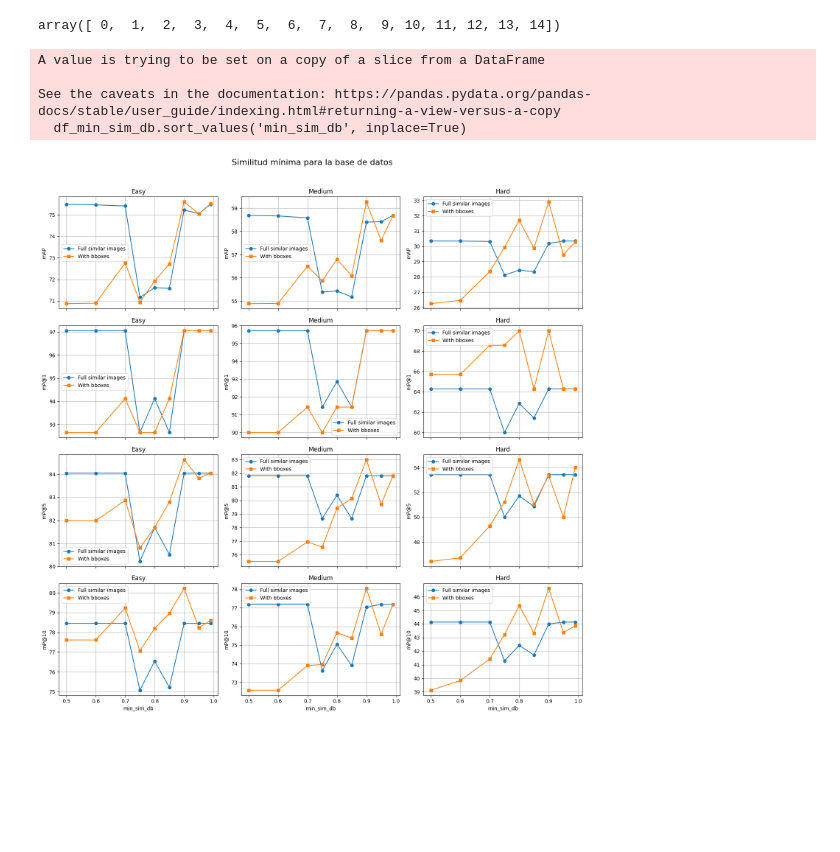
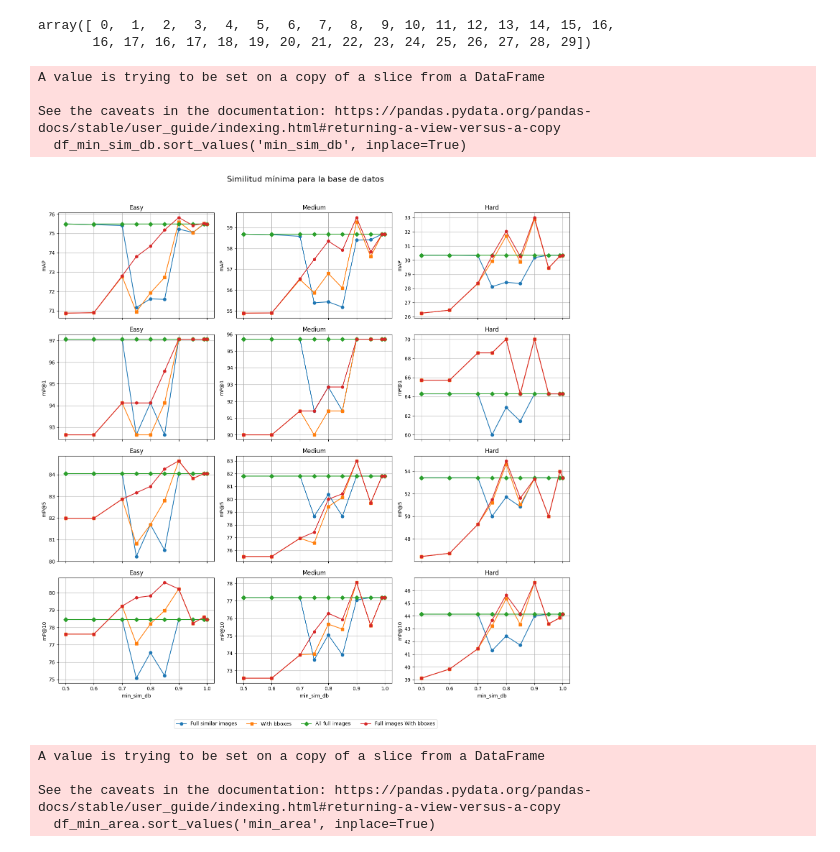
Before and after one commit to theviderlab/landmark-detection-with-retrieval, a Jupyter notebook: visualize_results.ipynb, the cells around one changed output. Saved outputs shown, nothing was run; the diff lists cells and outputs as text; code cells hidden in the pictures; blank space fills up the shorter version.

```diff
--- a/visualize_results.ipynb
+++ b/visualize_results.ipynb
@@ -6,13 +6,13 @@ import matplotlib.pyplot as plt
 RESULTS_PATH = os.path.join("benchmark", "results", "results.csv")
 # %%
 df = pd.read_csv(RESULTS_PATH)
+df['version'].values
+# %% [output]
+array([ 0,  1,  2,  3,  4,  5,  6,  7,  8,  9, 10, 11, 12, 13, 14, 15, 16,
+       16, 17, 16, 17, 18, 19, 20, 21, 22, 23, 24, 25, 26, 27, 28, 29])
-# %%
-df['version'].values
-# %% [output]
-array([ 0,  1,  2,  3,  4,  5,  6,  7,  8,  9, 10, 11, 12, 13, 14])
 # %%
 # TEST min_sim_db
-versions = [6, 7, 8, 9, 10, 11, 12, 13, 14]
+versions = [6, 7, 8, 9, 10, 11, 12, 13, 14, 15, 16, 17, 18, 19, 20, 21, 22, 23, 24, 25]
 df_min_sim_db = df[df['version'].isin(versions)]
 df_min_sim_db.sort_values('min_sim_db', inplace=True)
 # %% [output]
@@ -23,41 +36,69 @@ See the caveats in the documentation: https://pandas.pydata.org/pandas-docs/stab
+# %%
+# Paso 1: separar por valor de keep_full_img
+df_0 = df_min_sim_db[df_min_sim_db['keep_full_img'] == 0].copy()
+df_1 = df_min_sim_db[df_min_sim_db['keep_full_img'] == 1].copy()
+
+# Paso 2: renombrar columnas métricas en df_1
+metric_cols = [col for col in df.columns if col not in ['min_sim_db', 'keep_full_img']]
+df_1 = df_1.rename(columns={col: f"{col}_keep_full" for col in metric_cols})
+
+# Paso 3: hacer merge por min_sim_db
+df_min_sim_db_merged = pd.merge(df_0, df_1, on='min_sim_db', how='outer')
 # %%
 # Definir configuración de las métricas por nivel de dificultad
 metrics = [
-    ('map_easy', 'map_easy_bbox', 'Easy'),
-    ('map_medium', 'map_medium_bbox', 'Medium'),
-    ('map_hard', 'map_hard_bbox', 'Hard'),
-    ('mp@1_easy', 'mp@1_easy_bbox', 'Easy'),
-    ('mp@1_medium', 'mp@1_medium_bbox', 'Medium'),
-    ('mp@1_hard', 'mp@1_hard_bbox', 'Hard'),
-    ('mp@5_easy', 'mp@5_easy_bbox', 'Easy'),
-    ('mp@5_medium', 'mp@5_medium_bbox', 'Medium'),
-    ('mp@5_hard', 'mp@5_hard_bbox', 'Hard'),
-    ('mp@10_easy', 'mp@10_easy_bbox', 'Easy'),
-    ('mp@10_medium', 'mp@10_medium_bbox', 'Medium'),
-    ('mp@10_hard', 'mp@10_hard_bbox', 'Hard')
+    ('map_easy', 'map_easy_bbox', 'map_easy_keep_full', 'map_easy_bbox_keep_full', 'Easy'),
+    ('map_medium', 'map_medium_bbox', 'map_medium_keep_full', 'map_medium_bbox_keep_full', 'Medium'),
+    ('map_hard', 'map_hard_bbox', 'map_hard_keep_full', 'map_hard_bbox_keep_full', 'Hard'),
+    ('mp@1_easy', 'mp@1_easy_bbox', 'mp@1_easy_keep_full', 'mp@1_easy_bbox_keep_full', 'Easy'),
+    ('mp@1_medium', 'mp@1_medium_bbox', 'mp@1_medium_keep_full', 'mp@1_medium_bbox_keep_full', 'Medium'),
+    ('mp@1_hard', 'mp@1_hard_bbox', 'mp@1_hard_keep_full', 'mp@1_hard_bbox_keep_full', 'Hard'),
+    ('mp@5_easy', 'mp@5_easy_bbox', 'mp@5_easy_keep_full', 'mp@5_easy_bbox_keep_full', 'Easy'),
+    ('mp@5_medium', 'mp@5_medium_bbox', 'mp@5_medium_keep_full', 'mp@5_medium_bbox_keep_full', 'Medium'),
+    ('mp@5_hard', 'mp@5_hard_bbox', 'mp@5_hard_keep_full', 'mp@5_hard_bbox_keep_full', 'Hard'),
+    ('mp@10_easy', 'mp@10_easy_bbox', 'mp@10_easy_keep_full', 'mp@10_easy_bbox_keep_full', 'Easy'),
+    ('mp@10_medium', 'mp@10_medium_bbox', 'mp@10_medium_keep_full', 'mp@10_medium_bbox_keep_full', 'Medium'),
+    ('mp@10_hard', 'mp@10_hard_bbox', 'mp@10_hard_keep_full', 'mp@10_hard_bbox_keep_full', 'Hard')
 ]
 
 # Crear subplots
 fig, axs = plt.subplots(nrows=4, ncols=3, figsize=(15, 15), sharex=True, sharey=False)
 
-for i, (ax, (col1, col2, title)) in enumerate(zip(axs.flat, metrics)):
-    df_min_sim_db.plot(x='min_sim_db', y=col1, ax=ax, label='Full similar images', marker='o')
-    df_min_sim_db.plot(x='min_sim_db', y=col2, ax=ax, label='With bboxes', marker='s')
+for i, (ax, (col1, col2, col3, col4, title)) in enumerate(zip(axs.flat, metrics)):
+    df_min_sim_db_merged.plot(x='min_sim_db', y=col1, ax=ax, label='Full similar images', marker='o', legend=False)
+    df_min_sim_db_merged.plot(x='min_sim_db', y=col2, ax=ax, label='With bboxes', marker='s', legend=False)
+    df_min_sim_db_merged.plot(x='min_sim_db', y=col3, ax=ax, label='All full images', marker='D', legend=False)
+    df_min_sim_db_merged.plot(x='min_sim_db', y=col4, ax=ax, label='Full images With bboxes', marker='h', legend=False)
     ax.set_title(title)
     ax.set_xlabel('min_sim_db')
-    if i < 3:  # Primera fila (índices 0 a 2)
+    if i < 3:
         ax.set_ylabel('mAP')
     elif i < 6:
         ax.set_ylabel('mP@1')
     elif i < 9:
         ax.set_ylabel('mP@5')
-    else:      # Segunda fila (índices 3 a 5)
+    else:
         ax.set_ylabel('mP@10')
     ax.grid(True)
-    ax.legend()
+
+# Obtener handles y labels de cualquier eje (todos tienen los mismos)
+handles, labels = axs[0, 0].get_legend_handles_labels()
+
+# Colocar la leyenda una vez fuera del grid
+fig.legend(handles, labels, loc='lower center', ncol=4, bbox_to_anchor=(0.5, -0.02))
 
 plt.suptitle('Similitud mínima para la base de datos', fontsize=16, y=1.01)
-plt.tight_layout(rect=[0, 0, 1, 0.99])
+plt.tight_layout(rect=[0, 0.03, 1, 0.99])
 plt.show()
 # %% [output]
-[figure, old version]
+[figure, new version]
+# %%
+# TEST min_area
+versions = [22, 26, 27, 28, 29]
+df_min_area = df[df['version'].isin(versions)]
+df_min_area.sort_values('min_area', inplace=True)
+# %% [output]
+A value is trying to be set on a copy of a slice from a DataFrame
+
+See the caveats in the documentation: https://pandas.pydata.org/pandas-docs/stable/user_guide/indexing.html#returning-a-view-versus-a-copy
+  df_min_area.sort_values('min_area', inplace=True)
```
Also changed, not shown: parts of 3 cells of this notebook, 5 other files.
